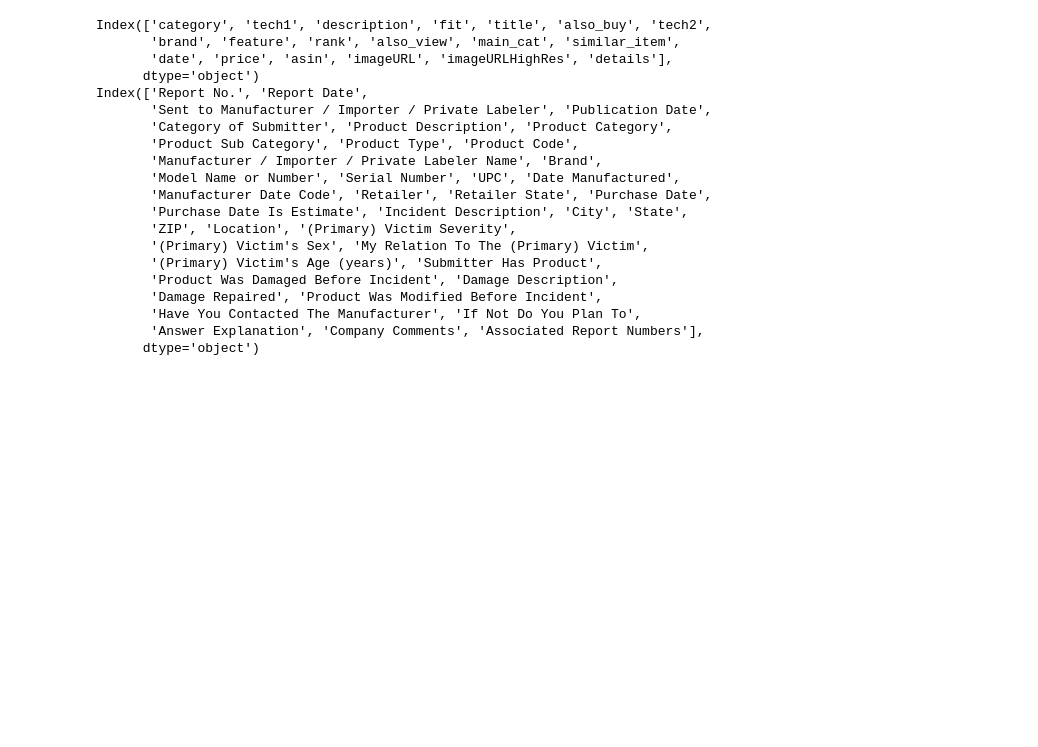
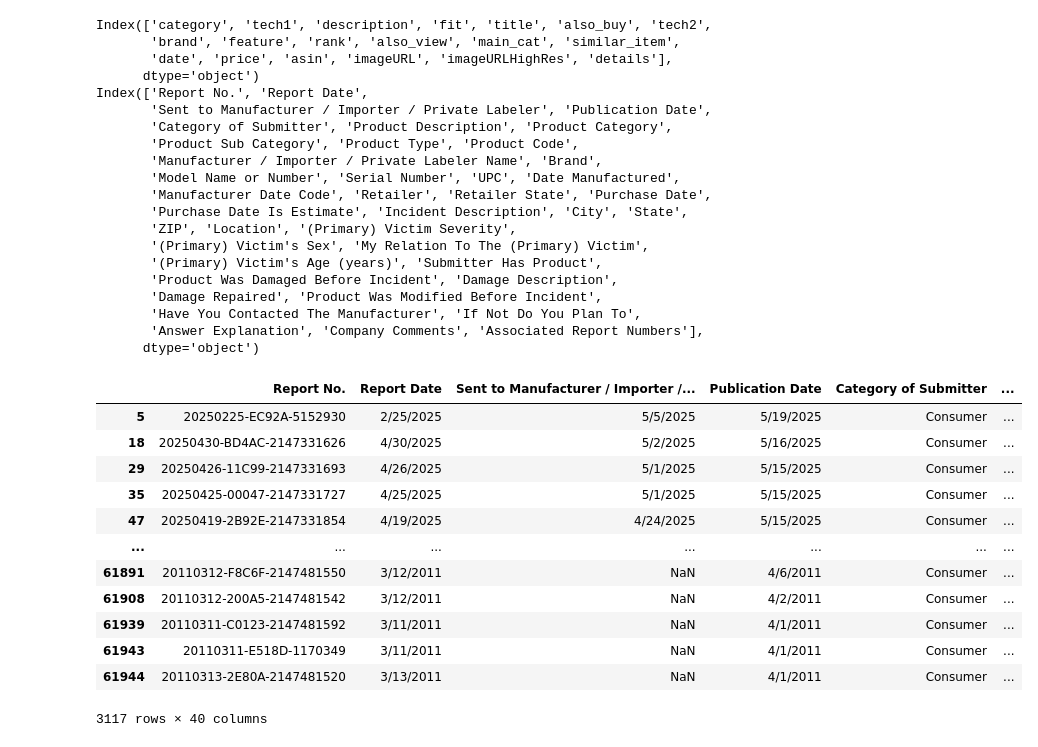
Before and after one commit to rebekah-eichberg/summer-2025-safeify, a Jupyter notebook: alex_fuzzy_matching/fuzzy_matching_testing.ipynb, the cells around one changed output. Saved outputs shown, nothing was run; the diff lists cells and outputs as text; code cells hidden in the pictures; blank space fills up the shorter version.

```diff
--- a/alex_fuzzy_matching/fuzzy_matching_testing.ipynb
+++ b/alex_fuzzy_matching/fuzzy_matching_testing.ipynb
@@ -65,5 +65,21 @@ def best_match(query,choices):
             - The index of the best match.
     """
     return rf.process.extractOne(query,choices,scorer=rf.fuzz.ratio)
+# %%
+reports
+# %% [output]
+|  | Report No. | Report Date | Sent to Manufacturer / Importer /... | Publication Date | Category of Submitter | ... |
+| 5 | 20250225-EC92A-5152930 | 2/25/2025 | 5/5/2025 | 5/19/2025 | Consumer | ... |
+| 18 | 20250430-BD4AC-2147331626 | 4/30/2025 | 5/2/2025 | 5/16/2025 | Consumer | ... |
+| 29 | 20250426-11C99-2147331693 | 4/26/2025 | 5/1/2025 | 5/15/2025 | Consumer | ... |
+| 35 | 20250425-00047-2147331727 | 4/25/2025 | 5/1/2025 | 5/15/2025 | Consumer | ... |
+| 47 | 20250419-2B92E-2147331854 | 4/19/2025 | 4/24/2025 | 5/15/2025 | Consumer | ... |
+| ... | ... | ... | ... | ... | ... | ... |
+| 61891 | 20110312-F8C6F-2147481550 | 3/12/2011 | NaN | 4/6/2011 | Consumer | ... |
+| 61908 | 20110312-200A5-2147481542 | 3/12/2011 | NaN | 4/2/2011 | Consumer | ... |
+| 61939 | 20110311-C0123-2147481592 | 3/11/2011 | NaN | 4/1/2011 | Consumer | ... |
+| 61943 | 20110311-E518D-1170349 | 3/11/2011 | NaN | 4/1/2011 | Consumer | ... |
+| 61944 | 20110313-2E80A-2147481520 | 3/13/2011 | NaN | 4/1/2011 | Consumer | ... |
+3117 rows × 40 columns
 # %%
 # Restricting to N sample reports to try and match them
```
Also changed, not shown: parts of 5 cells of this notebook, 1 other file.
